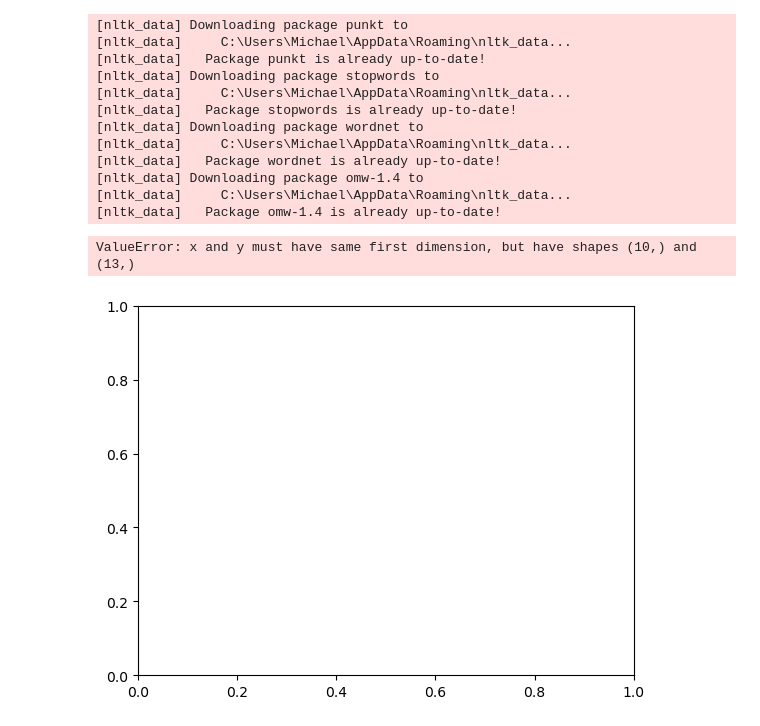
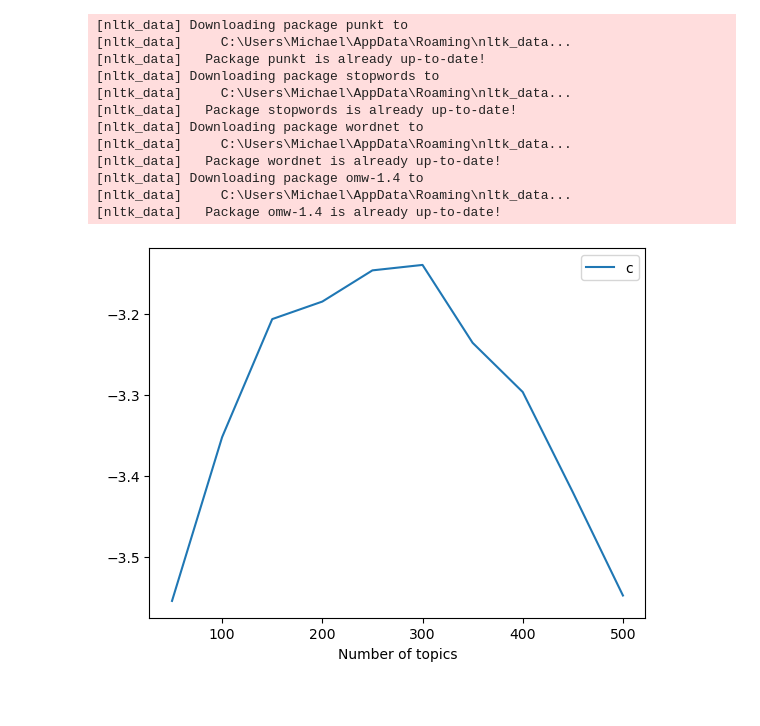
Before and after one commit to mbcruz96/topic-modeling, a Jupyter notebook: Topic Modeling.ipynb, the cells around one changed output. Cells and saved outputs as stored; diff of their text form; code cells hidden in the pictures; blank space fills up the shorter version.

Commit message:
Add files via upload
UCI Drug dataset was processed into Bag of words and Tf-Idf vector representations as corpuses. Corpuses were used to create LSA and LDA topic models

```diff
--- a/Topic Modeling.ipynb
+++ b/Topic Modeling.ipynb
@@ -32,6 +32,7 @@ for row in range(df.shape[0]):
         for word in data:
             if word.casefold not in stop_words and word != "":
                 word = word.lower()
+                word = ''.join(x for x in word if not x.isdigit())
                 word = lemmer.lemmatize(word)
                 document.append(word)
     documents.append(document)
@@ -55,33 +56,29 @@ from gensim import corpora
 from gensim.models import TfidfModel
 
 vocabulary = corpora.Dictionary(documents)
-bow_model = [vocabulary.doc2bow(document) for document in documents]
-tfidf_model = TfidfModel(bow_model, smartirs='ntc')
-#from sklearn.feature_extraction.text import CountVectorizer, TfidfVectorizer
-#count_vectorizer = CountVectorizer(ngram_range=(1,1))
-#tfidf_vectorizer = TfidfVectorizer(ngram_range=(1,1), max_features=300, use_idf=True)
-#bow_model = count_vectorizer.fit_transform(documents)
-#tfidf_model = tfidf_vectorizer.fit_transform(documents)
+bow_corpus = [vocabulary.doc2bow(document) for document in documents]
+tfidf_model = TfidfModel(bow_corpus, smartirs='ntc')
+tfidf_corpus = tfidf_model[bow_corpus]
 # %%
+# graphing the coherence values of LSA models to find the optimal number of topics
 from gensim.models import LsiModel
 from gensim.models.coherencemodel import CoherenceModel
 import matplotlib.pyplot as plt
 
-model = []
-coherencevals = []
-topics = [20, 50, 100, 200, 300, 400, 500, 600, 700, 800, 900, 1000, 1500]
+lsa_models = []
+lsa_coherence_vals = []
+topics = [50, 100, 150, 200, 250, 300, 350, 400, 450, 500]
 for num in topics:
-    lsa_model = LsiModel(bow_model, num_topics=num, id2word=vocabulary)
-    model.append(lsa_model)
-    coherencemodel = CoherenceModel(model=lsa_model, texts=documents, dictionary=vocabulary, coherence='u_mass')
-    coherencevals.append(coherencemodel.get_coherence())
-x = range(start,stop,step)
-plt.plot(x, coherencevals)
+    lsa_model = LsiModel(tfidf_corpus, num_topics=num, id2word=vocabulary)
+    lsa_models.append(lsa_model)
+    coherence_model = CoherenceModel(model=lsa_model, texts=documents, dictionary=vocabulary, coherence='u_mass')
+    lsa_coherence_vals.append(coherence_model.get_coherence())
+x = topics
+plt.plot(x, lsa_coherence_vals)
 plt.xlabel('Number of topics')
 plt.ylabel=('Coherence score')
 plt.legend(('coherencevals'), loc='best')
 plt.show()
 # %% [output]
-ValueError: x and y must have same first dimension, but have shapes (10,) and (13,)
-[figure, old version]
+[figure, new version]
 # %%
```
Also changed, not shown: parts of 3 cells of this notebook.
